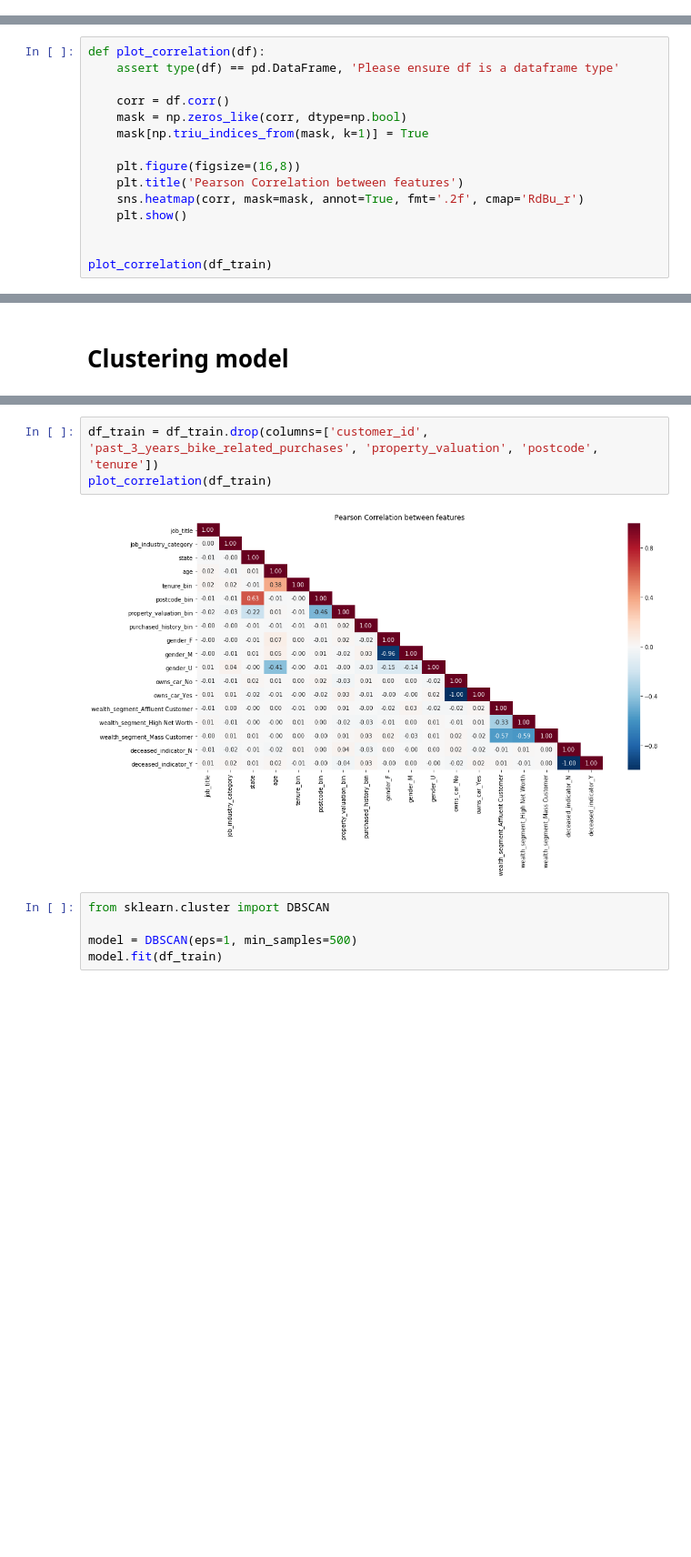
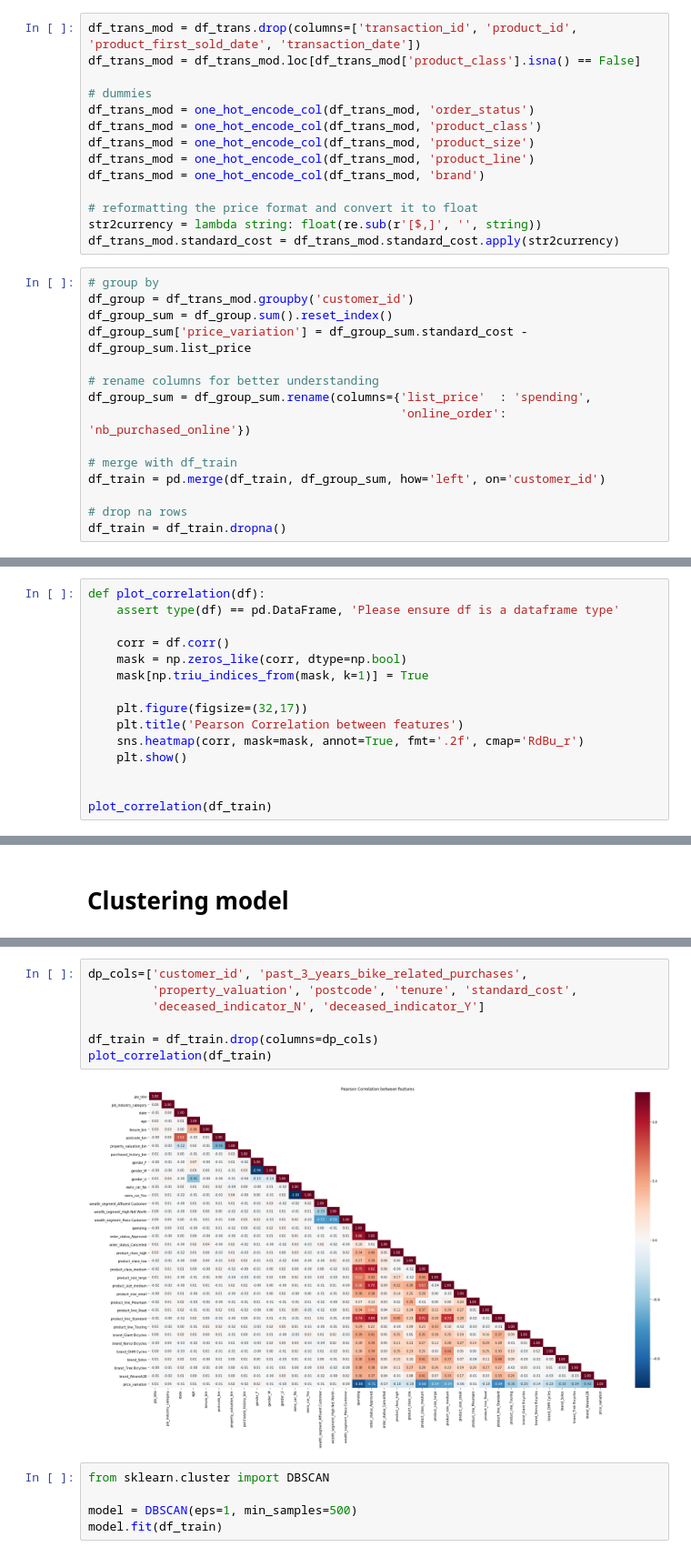
Before and after one commit to jacksenteh/KPMG_Virtual_Internship, a Jupyter notebook: Data_Analysis.ipynb, the cells around one changed output, grey strips where cells are left out. Shown at 91% size. Cells and saved outputs as stored; diff of their text form; blank space fills up the shorter version.

```diff
--- a/Data_Analysis.ipynb
+++ b/Data_Analysis.ipynb
@@ -161,6 +165,35 @@ Index(['customer_id', 'past_3_years_bike_related_purchases', 'job_title',
        'wealth_segment_Mass Customer', 'deceased_indicator_N',
        'deceased_indicator_Y'],
       dtype='object')
+# %%
+df_trans_mod = df_trans.drop(columns=['transaction_id', 'product_id', 'product_first_sold_date', 'transaction_date'])
+df_trans_mod = df_trans_mod.loc[df_trans_mod['product_class'].isna() == False]
+
+# dummies
+df_trans_mod = one_hot_encode_col(df_trans_mod, 'order_status')
+df_trans_mod = one_hot_encode_col(df_trans_mod, 'product_class')
+df_trans_mod = one_hot_encode_col(df_trans_mod, 'product_size')
+df_trans_mod = one_hot_encode_col(df_trans_mod, 'product_line')
+df_trans_mod = one_hot_encode_col(df_trans_mod, 'brand')
+
+# reformatting the price format and convert it to float
+str2currency = lambda string: float(re.sub(r'[$,]', '', string))
+df_trans_mod.standard_cost = df_trans_mod.standard_cost.apply(str2currency)
+# %%
+# group by
+df_group = df_trans_mod.groupby('customer_id')
+df_group_sum = df_group.sum().reset_index()
+df_group_sum['price_variation'] = df_group_sum.standard_cost - df_group_sum.list_price
+
+# rename columns for better understanding
+df_group_sum = df_group_sum.rename(columns={'list_price'  : 'spending',
+                                            'online_order': 'nb_purchased_online'})
+
+# merge with df_train
+df_train = pd.merge(df_train, df_group_sum, how='left', on='customer_id')
+
+# drop na rows
+df_train = df_train.dropna()
 # %% [markdown]
 ## Data Exploration
 # %%
@@ -171,7 +204,7 @@ def plot_correlation(df):
     mask = np.zeros_like(corr, dtype=np.bool)
     mask[np.triu_indices_from(mask, k=1)] = True
 
-    plt.figure(figsize=(16,8))
+    plt.figure(figsize=(32,17))
     plt.title('Pearson Correlation between features')
     sns.heatmap(corr, mask=mask, annot=True, fmt='.2f', cmap='RdBu_r')
     plt.show()
@@ -481,8 +510,12 @@ len(set(df_train.tenure_bin)), len(set(df_train['job_industry_category']))
 # %%
-df_train = df_train.drop(columns=['customer_id', 'past_3_years_bike_related_purchases', 'property_valuation', 'postcode', 'tenure'])
+dp_cols=['customer_id', 'past_3_years_bike_related_purchases',
+         'property_valuation', 'postcode', 'tenure', 'standard_cost',
+         'deceased_indicator_N', 'deceased_indicator_Y']
+
+df_train = df_train.drop(columns=dp_cols)
 plot_correlation(df_train)
 # %% [output]
-[figure, old version]
+[figure, new version]
 # %%
 from sklearn.cluster import DBSCAN
 
```
Also changed, not shown: parts of 13 cells of this notebook, 6 other files.
